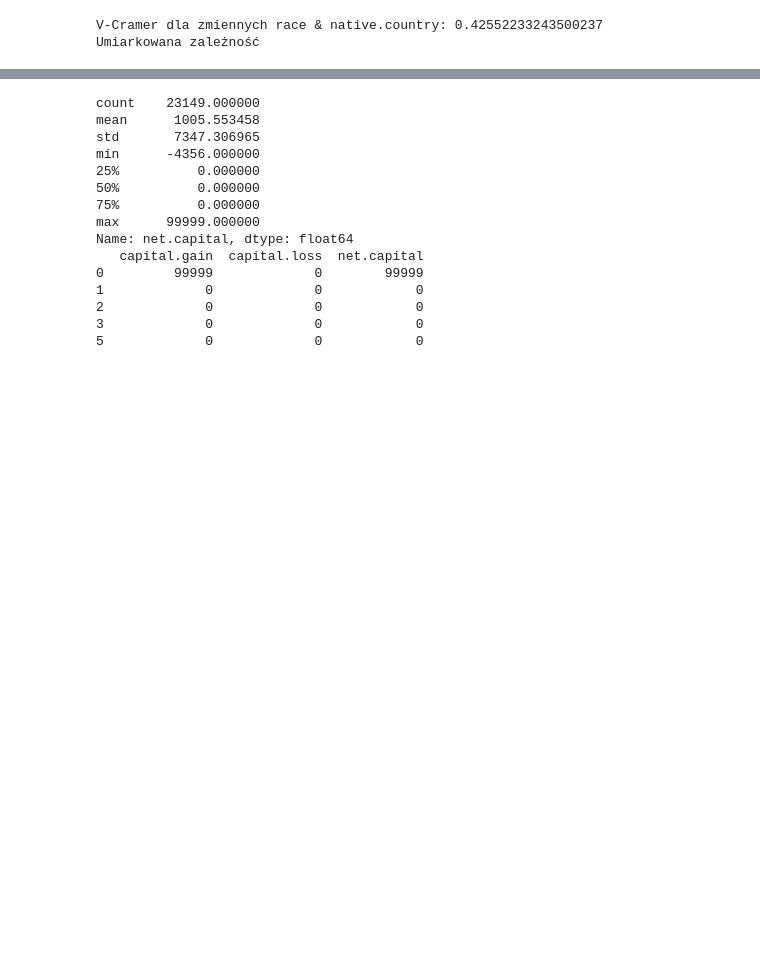
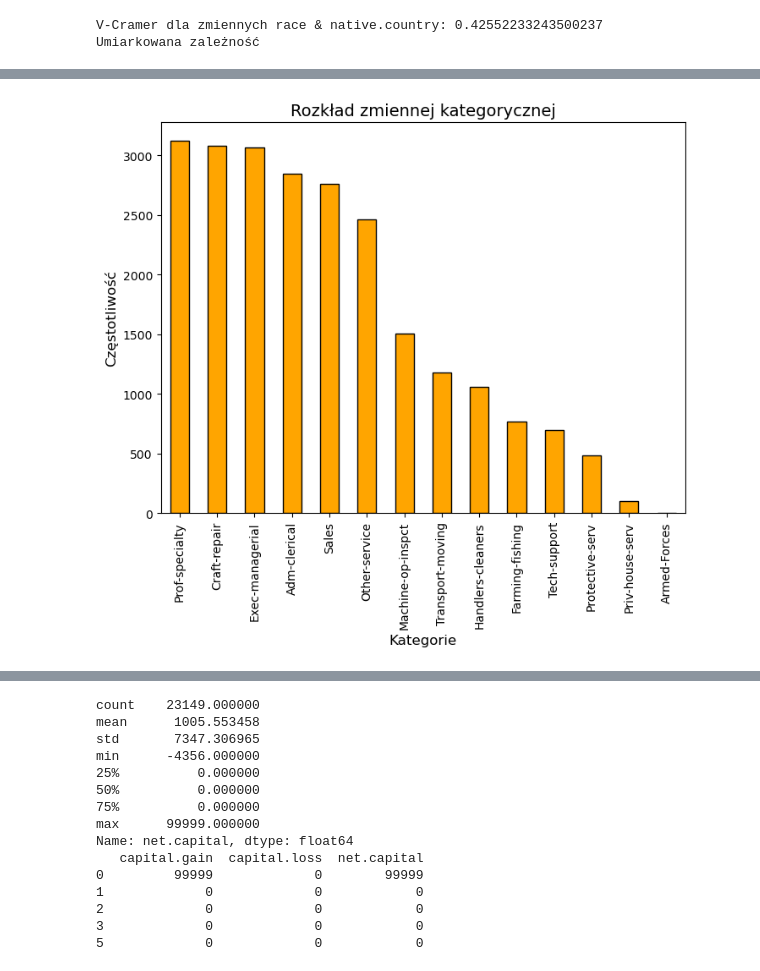
Before and after one commit to adrianzyla/annual_income_analysis, a Jupyter notebook: annual_income_analysis_adrian.ipynb, the cells around one changed output, grey strips where cells are left out. Saved outputs shown, nothing was run; the diff lists cells and outputs as text; code cells hidden in the pictures; blank space fills up the shorter version.

```diff
--- a/annual_income_analysis_adrian.ipynb
+++ b/annual_income_analysis_adrian.ipynb
@@ -204,0 +305,8 @@ Umiarkowana zależność
+# %%
+df['occupation'].value_counts().plot(kind='bar', color='orange', edgecolor='black', figsize=(8, 6))
+plt.title('Rozkład zmiennej kategorycznej', fontsize=14)
+plt.xlabel('Kategorie', fontsize=12)
+plt.ylabel('Częstotliwość', fontsize=12)
+plt.show()
+# %% [output]
+[figure, added]
```
Also changed, not shown: parts of 54 cells of this notebook, 2 other files.
